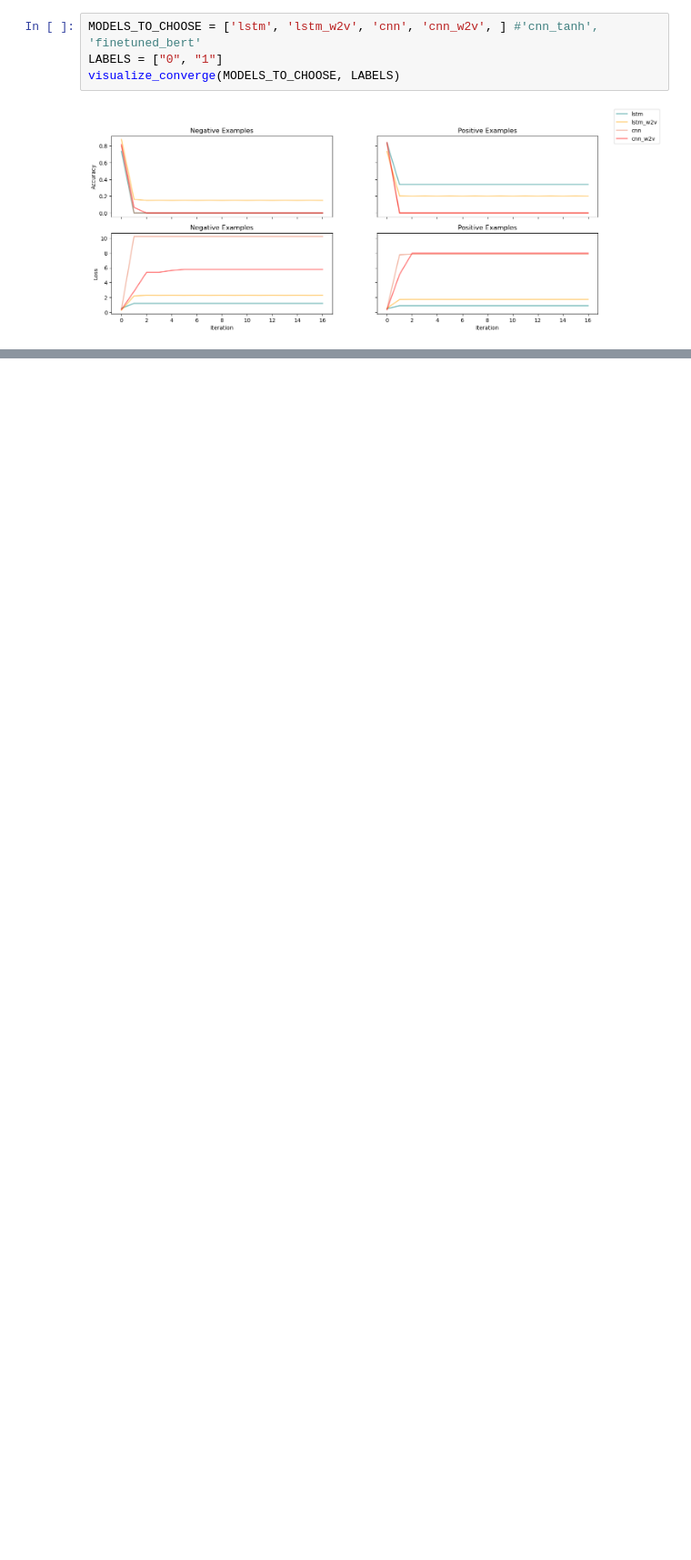
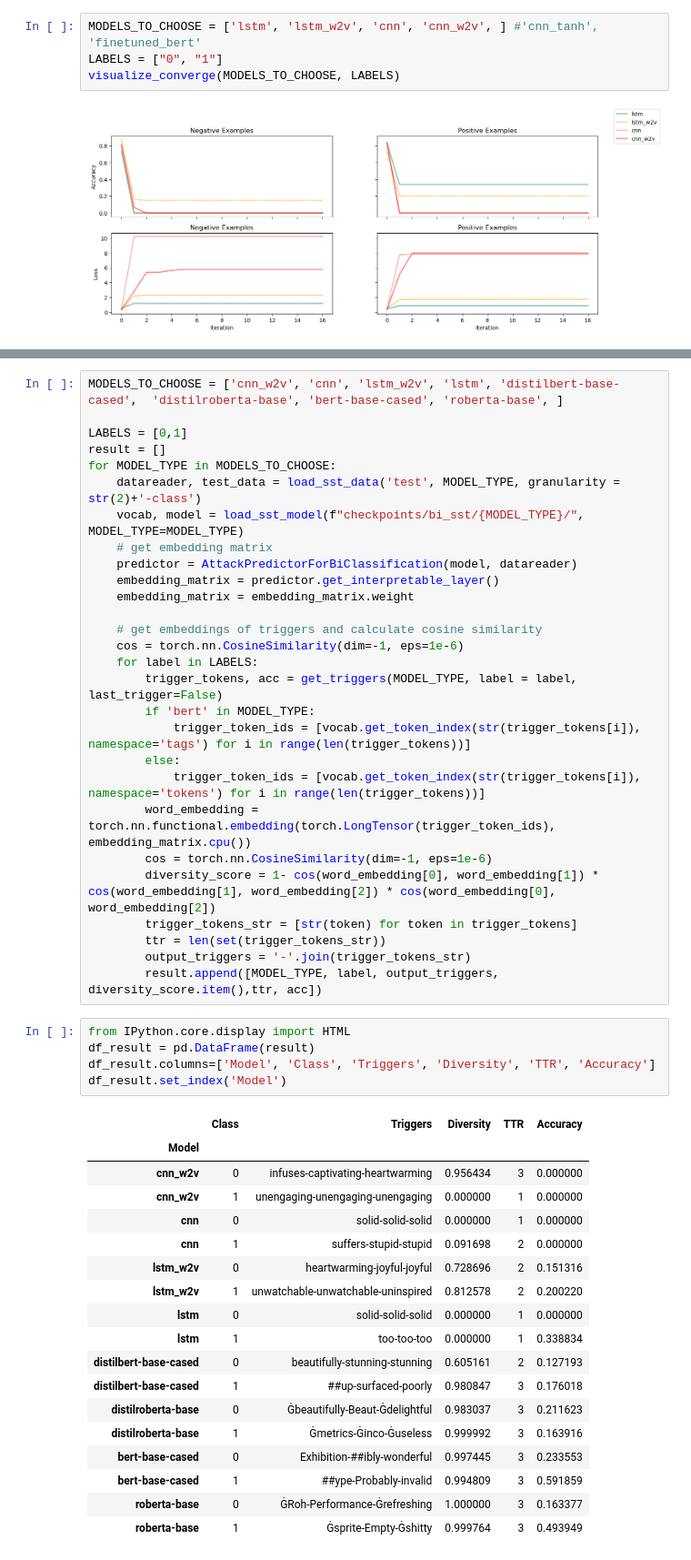
Before and after one commit to XinzheL/adv_attack, a Jupyter notebook: notebook.ipynb, the cells around one changed output, grey strips where cells are left out. Shown: that part at 91% size. Saved outputs shown, nothing was run; the diff lists cells and outputs as text; blank space fills up the shorter version.

```diff
--- a/notebook.ipynb
+++ b/notebook.ipynb
@@ -60,0 +89,52 @@ visualize_converge(MODELS_TO_CHOOSE, LABELS)
+# %%
+MODELS_TO_CHOOSE = ['cnn_w2v', 'cnn', 'lstm_w2v', 'lstm', 'distilbert-base-cased',  'distilroberta-base', 'bert-base-cased', 'roberta-base', ]
+
+LABELS = [0,1]
+result = []
+for MODEL_TYPE in MODELS_TO_CHOOSE:
+    datareader, test_data = load_sst_data('test', MODEL_TYPE, granularity = str(2)+'-class')
+    vocab, model = load_sst_model(f"checkpoints/bi_sst/{MODEL_TYPE}/",  MODEL_TYPE=MODEL_TYPE)
+    # get embedding matrix
+    predictor = AttackPredictorForBiClassification(model, datareader)
+    embedding_matrix = predictor.get_interpretable_layer()
+    embedding_matrix = embedding_matrix.weight
+
+    # get embeddings of triggers and calculate cosine similarity
+    cos = torch.nn.CosineSimilarity(dim=-1, eps=1e-6)
+    for label in LABELS:
+        trigger_tokens, acc = get_triggers(MODEL_TYPE, label = label, last_trigger=False)
+        if 'bert' in MODEL_TYPE:
+            trigger_token_ids = [vocab.get_token_index(str(trigger_tokens[i]), namespace='tags') for i in range(len(trigger_tokens))]
+        else:
+            trigger_token_ids = [vocab.get_token_index(str(trigger_tokens[i]), namespace='tokens') for i in range(len(trigger_tokens))]
+        word_embedding = torch.nn.functional.embedding(torch.LongTensor(trigger_token_ids), embedding_matrix.cpu())
+        cos = torch.nn.CosineSimilarity(dim=-1, eps=1e-6)
+        diversity_score = 1- cos(word_embedding[0], word_embedding[1]) * cos(word_embedding[1], word_embedding[2]) * cos(word_embedding[0], word_embedding[2])
+        trigger_tokens_str = [str(token) for token in trigger_tokens]
+        ttr = len(set(trigger_tokens_str))
+        output_triggers = '-'.join(trigger_tokens_str)
+        result.append([MODEL_TYPE, label, output_triggers, diversity_score.item(),ttr, acc])
+# %%
+from IPython.core.display import HTML
+df_result = pd.DataFrame(result)
+df_result.columns=['Model', 'Class', 'Triggers', 'Diversity', 'TTR', 'Accuracy']
+df_result.set_index('Model')
+# %% [output]
+|  | Class | Triggers | Diversity | TTR | Accuracy |
+| Model |  |  |  |  |  |
+| cnn_w2v | 0 | infuses-captivating-heartwarming | 0.956434 | 3 | 0.000000 |
+| cnn_w2v | 1 | unengaging-unengaging-unengaging | 0.000000 | 1 | 0.000000 |
+| cnn | 0 | solid-solid-solid | 0.000000 | 1 | 0.000000 |
+| cnn | 1 | suffers-stupid-stupid | 0.091698 | 2 | 0.000000 |
+| lstm_w2v | 0 | heartwarming-joyful-joyful | 0.728696 | 2 | 0.151316 |
+| lstm_w2v | 1 | unwatchable-unwatchable-uninspired | 0.812578 | 2 | 0.200220 |
+| lstm | 0 | solid-solid-solid | 0.000000 | 1 | 0.000000 |
+| lstm | 1 | too-too-too | 0.000000 | 1 | 0.338834 |
+| distilbert-base-cased | 0 | beautifully-stunning-stunning | 0.605161 | 2 | 0.127193 |
+| distilbert-base-cased | 1 | ##up-surfaced-poorly | 0.980847 | 3 | 0.176018 |
+| distilroberta-base | 0 | Ġbeautifully-Beaut-Ġdelightful | 0.983037 | 3 | 0.211623 |
+| distilroberta-base | 1 | Ġmetrics-Ġinco-Ġuseless | 0.999992 | 3 | 0.163916 |
+| bert-base-cased | 0 | Exhibition-##ibly-wonderful | 0.997445 | 3 | 0.233553 |
+| bert-base-cased | 1 | ##ype-Probably-invalid | 0.994809 | 3 | 0.591859 |
+| roberta-base | 0 | ĠRoh-Performance-Ġrefreshing | 1.000000 | 3 | 0.163377 |
+| roberta-base | 1 | Ġsprite-Empty-Ġshitty | 0.999764 | 3 | 0.493949 |
```
Also changed, not shown: parts of 7 cells of this notebook, 37 other files.
